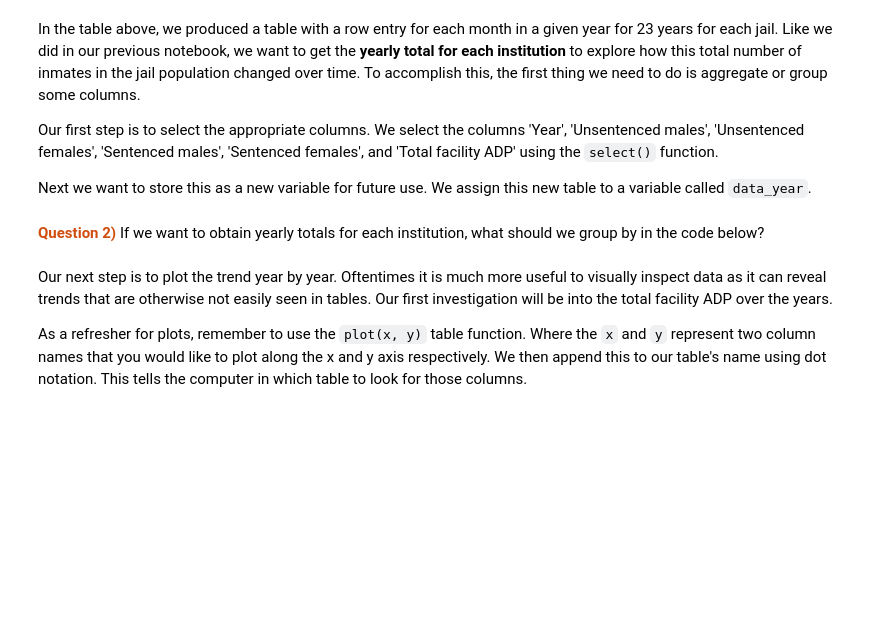
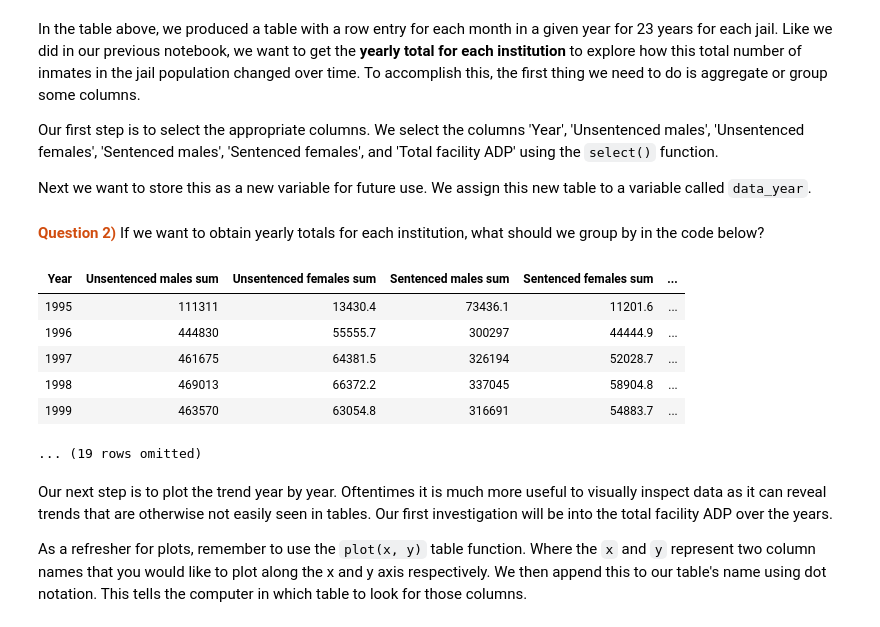
Before and after one commit to ds-modules/data-4ac, a Jupyter notebook: CAprisons/Lecture_2.ipynb, the cells around one changed output. Cells and saved outputs as stored; diff of their text form; code cells hidden in the pictures; blank space fills up the shorter version.

```diff
--- a/CAprisons/Lecture_2.ipynb
+++ b/CAprisons/Lecture_2.ipynb
@@ -146,8 +180,16 @@ data_year= jail.select('Year','Unsentenced males', 'Unsentenced females','Senten
 <font color = #d14d0f>**Question 2)**</font> If we want to obtain yearly totals for each institution, what should we group by in the code below?
 # %%
 # Replace the ellipsis with your code
-data_year = data_year.group(..., sum)
+data_year = data_year.group("Year", sum)
 data_year.show(5)
+# %% [output]
+| Year | Unsentenced males sum | Unsentenced females sum | Sentenced males sum | Sentenced females sum | ... |
+| 1995 | 111311 | 13430.4 | 73436.1 | 11201.6 | ... |
+| 1996 | 444830 | 55555.7 | 300297 | 44444.9 | ... |
+| 1997 | 461675 | 64381.5 | 326194 | 52028.7 | ... |
+| 1998 | 469013 | 66372.2 | 337045 | 58904.8 | ... |
+| 1999 | 463570 | 63054.8 | 316691 | 54883.7 | ... |
+... (19 rows omitted)
 # %% [markdown]
 Our next step is to plot the trend year by year. Oftentimes it is much more useful to visually inspect data as it can reveal trends that are otherwise not easily seen in tables. Our first investigation will be into the total facility ADP over the years.
 
```
Also changed, not shown: parts of 27 cells of this notebook.
